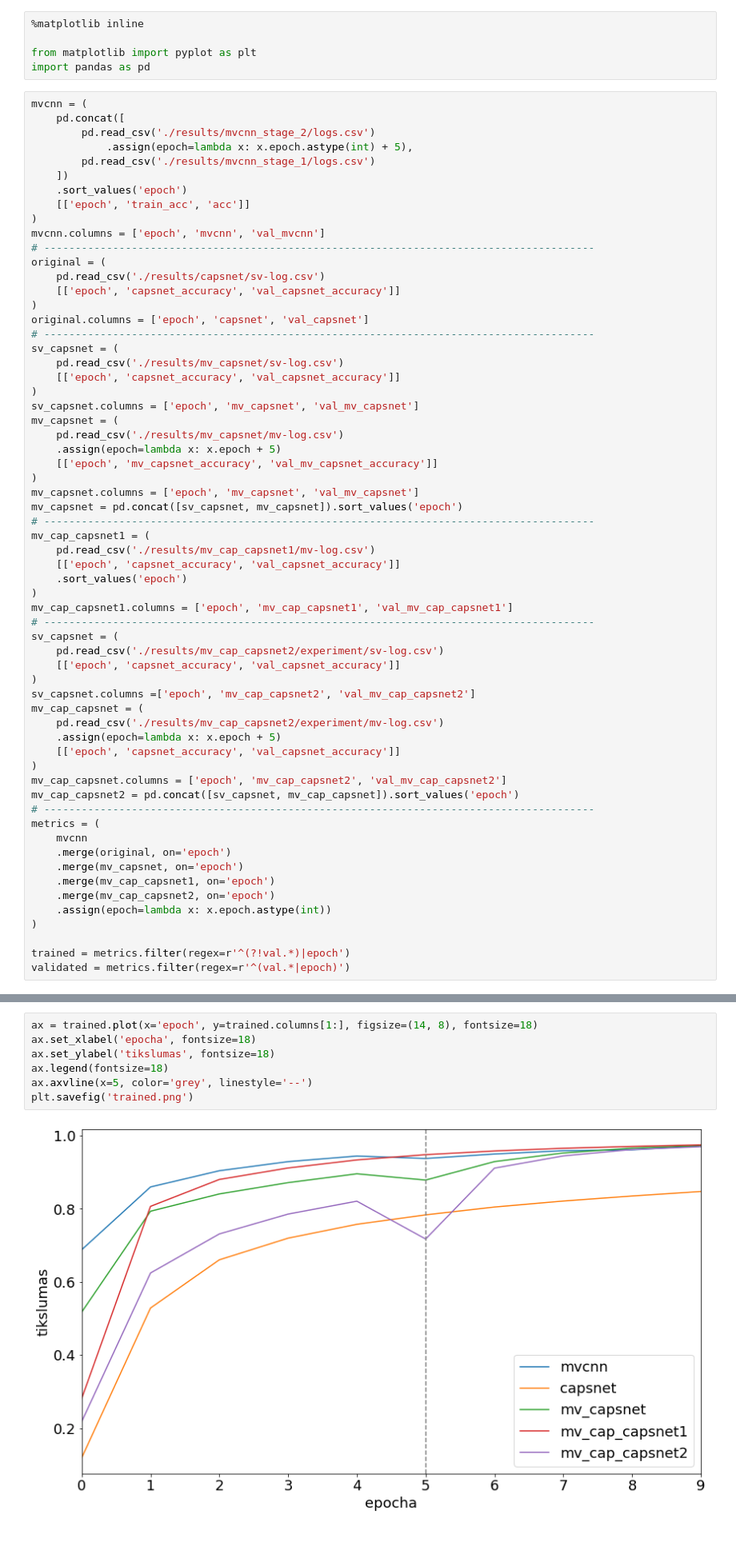
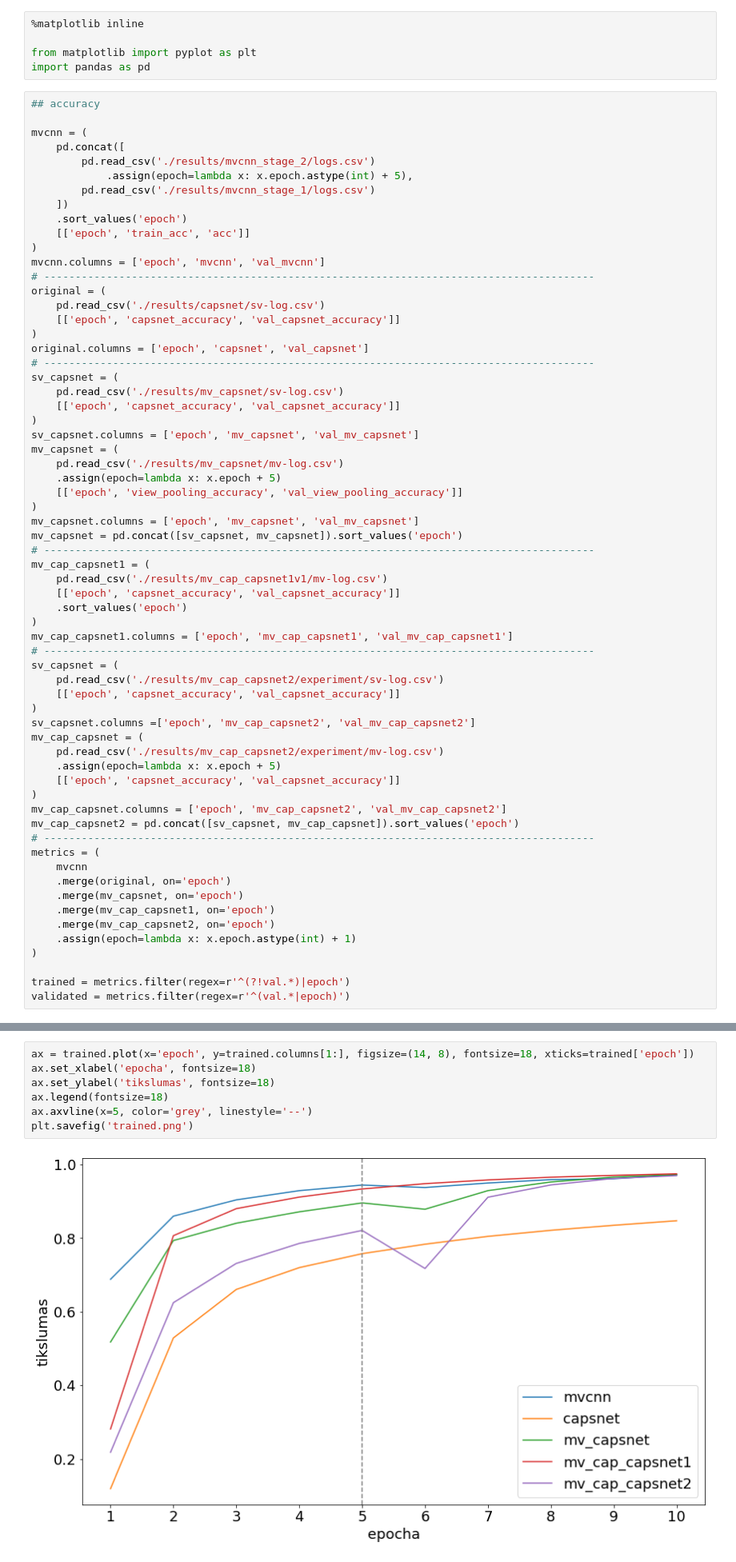
Before and after one commit to AleksasVaitulevicius/masters_kaggle, a Jupyter notebook: metrics.ipynb, the cells around one changed output, grey strips where cells are left out. Shown: that part at 80% size. Saved outputs shown, nothing was run; the diff lists cells and outputs as text; blank space fills up the shorter version.

```diff
--- a/metrics.ipynb
+++ b/metrics.ipynb
@@ -4,6 +4,8 @@
 from matplotlib import pyplot as plt
 import pandas as pd
 # %%
+## accuracy
+
 mvcnn = (
 	pd.concat([
 		pd.read_csv('./results/mvcnn_stage_2/logs.csv')
@@ -29,13 +31,13 @@ sv_capsnet.columns = ['epoch', 'mv_capsnet', 'val_mv_capsnet']
 mv_capsnet = (
 	pd.read_csv('./results/mv_capsnet/mv-log.csv')
 	.assign(epoch=lambda x: x.epoch + 5)
-	[['epoch', 'mv_capsnet_accuracy', 'val_mv_capsnet_accuracy']]
+	[['epoch', 'view_pooling_accuracy', 'val_view_pooling_accuracy']]
 )
 mv_capsnet.columns = ['epoch', 'mv_capsnet', 'val_mv_capsnet']
 mv_capsnet = pd.concat([sv_capsnet, mv_capsnet]).sort_values('epoch')
 # ----------------------------------------------------------------------------------------
 mv_cap_capsnet1 = (
-	pd.read_csv('./results/mv_cap_capsnet1/mv-log.csv')
+	pd.read_csv('./results/mv_cap_capsnet1v1/mv-log.csv')
 	[['epoch', 'capsnet_accuracy', 'val_capsnet_accuracy']]
 	.sort_values('epoch')
 )
@@ -60,7 +62,7 @@ metrics = (
 	.merge(mv_capsnet, on='epoch')
 	.merge(mv_cap_capsnet1, on='epoch')
 	.merge(mv_cap_capsnet2, on='epoch')
-	.assign(epoch=lambda x: x.epoch.astype(int))
+	.assign(epoch=lambda x: x.epoch.astype(int) + 1)
 )
 
 trained = metrics.filter(regex=r'^(?!val.*)|epoch')
@@ -98,14 +106,14 @@ epocha &     mvcnn &   capsnet & mv-capsnet & mv-cap-capsnet1 & mv-cap-capsnet2
 \bottomrule
 \end{tabular}
 # %%
-ax = trained.plot(x='epoch', y=trained.columns[1:], figsize=(14, 8), fontsize=18)
+ax = trained.plot(x='epoch', y=trained.columns[1:], figsize=(14, 8), fontsize=18, xticks=trained['epoch'])
 ax.set_xlabel('epocha', fontsize=18)
 ax.set_ylabel('tikslumas', fontsize=18)
 ax.legend(fontsize=18)
 ax.axvline(x=5, color='grey', linestyle='--')
 plt.savefig('trained.png')
 # %% [output]
-[figure, old version]
+[figure, new version]
 # %%
 validated.columns = [
 	'epoch', 'mvcnn', 'capsnet', 'mv-capsnet', 'mv-cap-capsnet1', 'mv-cap-capsnet2'
```
Also changed, not shown: parts of 13 cells of this notebook, 2 other files.
